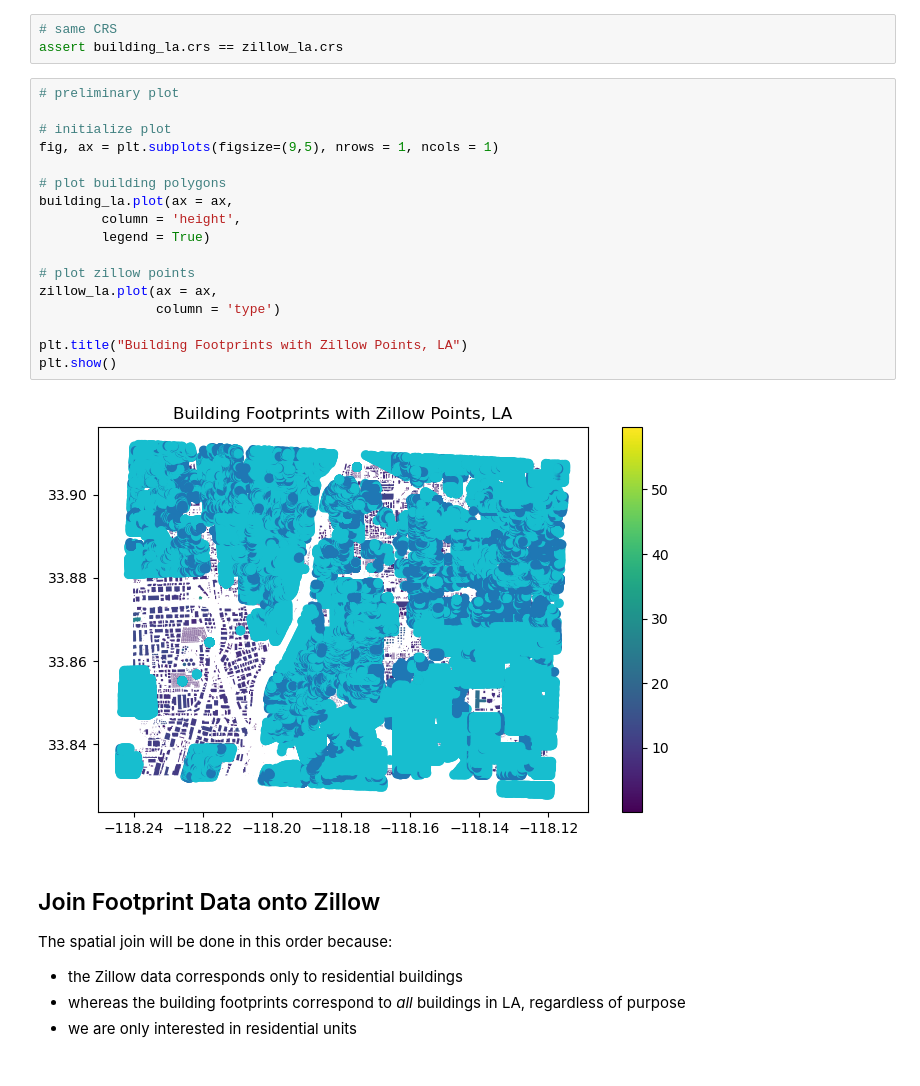
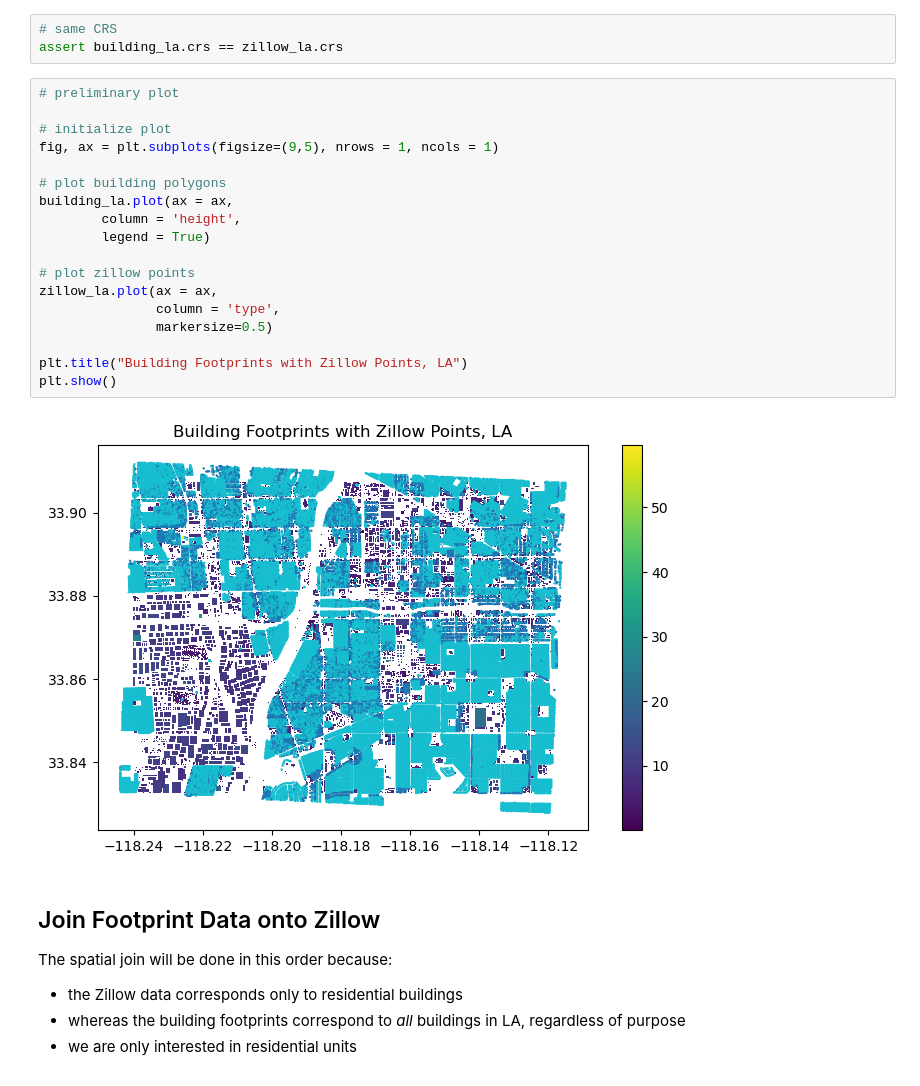
Before and after one commit to zachyyy700/ElectriGrid, a Jupyter notebook: building_utilities_merge.ipynb, the cells around one changed output. Cells and saved outputs as stored; diff of their text form.

```diff
--- a/building_utilities_merge.ipynb
+++ b/building_utilities_merge.ipynb
@@ -102,22 +125,23 @@ assert building_la.crs == zillow_la.crs
 # %%
 # preliminary plot
 
 # initialize plot
 fig, ax = plt.subplots(figsize=(9,5), nrows = 1, ncols = 1)
 
 # plot building polygons
 building_la.plot(ax = ax,
         column = 'height',
         legend = True)
 
 # plot zillow points
 zillow_la.plot(ax = ax,
-               column = 'type')
+               column = 'type',
+               markersize=0.5)
 
 plt.title("Building Footprints with Zillow Points, LA")
 plt.show()
 # %% [output]
-[figure, old version]
+[figure, new version]
 # %% [markdown]
 ## Join Footprint Data onto Zillow
 
```
Also changed, not shown: parts of 16 cells of this notebook, 1 other file.
